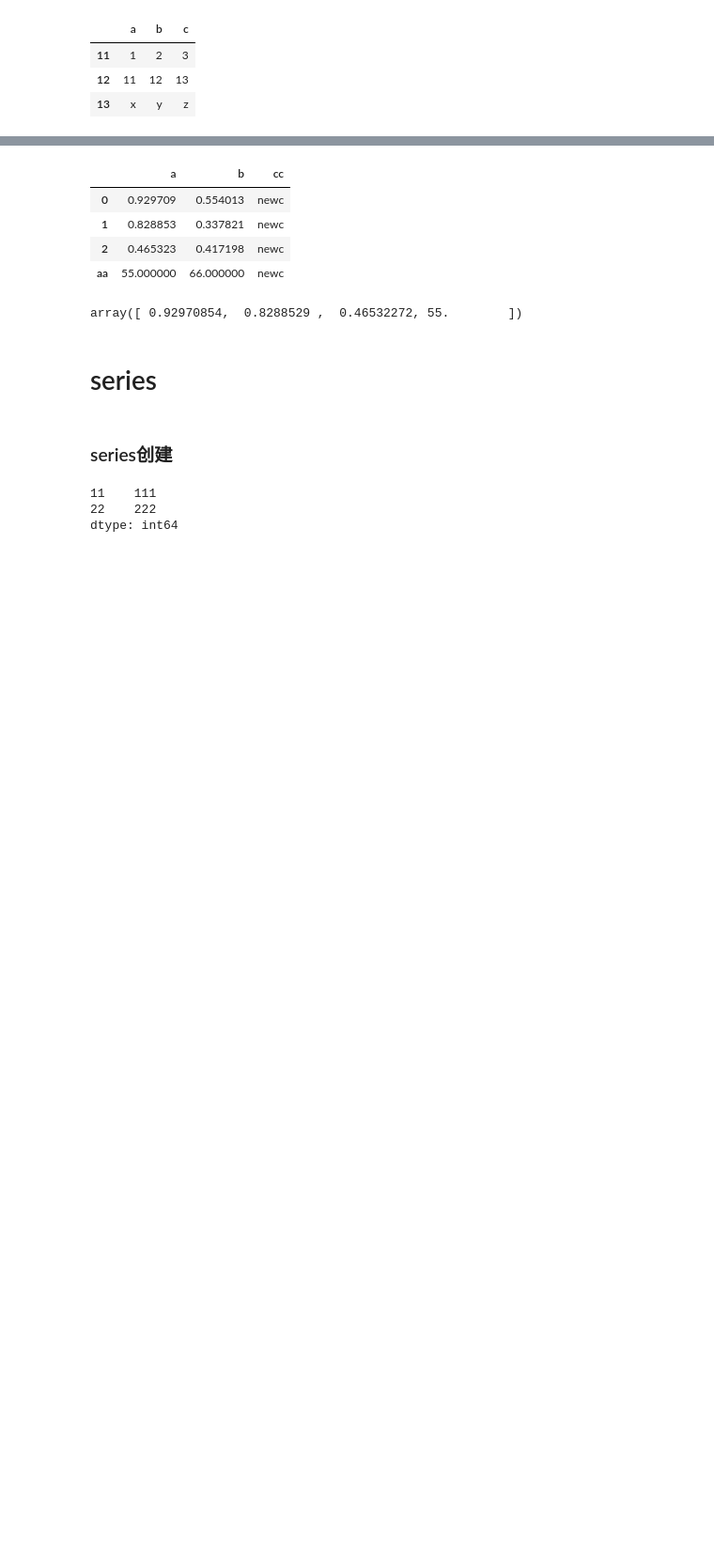
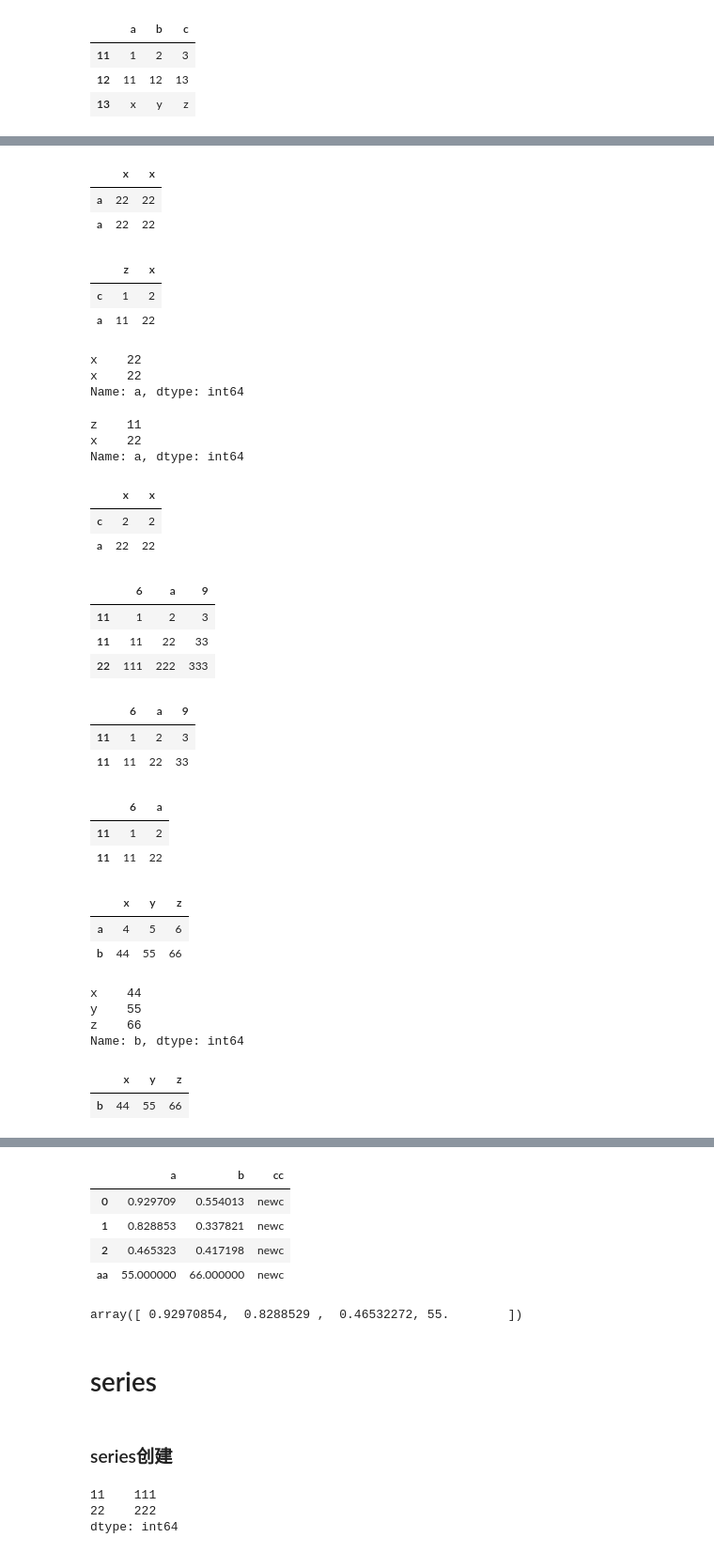
Before and after one commit to liuyuediyu666/ipynb, a Jupyter notebook: pandas.ipynb, the cells around one changed output, grey strips where cells are left out. Shown: that part at 94% size. Drawn from its saved outputs; the diff is of its cells as text; code cells hidden in the pictures; blank space fills up the shorter version.

```diff
--- a/pandas.ipynb
+++ b/pandas.ipynb
@@ -104,0 +355,72 @@ list(df1.iteritems())  # 按列迭代为(列名, Series)对。
+# %%
+dfloc.loc[['a','a'],['x','x']]
+# %% [output]
+|  | x | x |
+| a | 22 | 22 |
+| a | 22 | 22 |
+# %%
+dfloc.loc[:'a',:'x']
+# %% [output]
+|  | z | x |
+| c | 1 | 2 |
+| a | 11 | 22 |
+# %%
+dfloc.loc['a',['x','x']]
+# %% [output]
+x    22
+x    22
+Name: a, dtype: int64
+# %%
+dfloc.loc['a',:'x']
+# %% [output]
+z    11
+x    22
+Name: a, dtype: int64
+# %%
+dfloc.loc[:'a',['x','x']]
+# %% [output]
+|  | x | x |
+| c | 2 | 2 |
+| a | 22 | 22 |
+# %%
+"""关于使用loc索引数值时的两个坑"""
+"""即使str(9)作为索引，dataframe也会按照number来处理，与9无区别"""
+dfloc_ = pd.DataFrame([[1,2,3],[11,22,33],[111,222,333]], columns=[6, 'a', str(9)], index=[11, 11, 22]); dfloc_  # mixed index of number and string
+# %% [output]
+|  | 6 | a | 9 |
+| 11 | 1 | 2 | 3 |
+| 11 | 11 | 22 | 33 |
+| 22 | 111 | 222 | 333 |
+# %%
+"""坑1：当行列索引为纯number组成时，并且按位置排序时索引的number不减少（递增或不减）时，则帽号前后的数字可不在现有索引中，dataframe会按数值来比较大小进行切片。
+如果纯number组成的索引出现递减的情况，帽号前后使用索引之外的数字会报错KeyError"""
+dfloc_.loc[1:12]
+# %% [output]
+|  | 6 | a | 9 |
+| 11 | 1 | 2 | 3 |
+| 11 | 11 | 22 | 33 |
+# %%
+"""坑2：当两种条件同时满足会报错：数字和字母混合索引，帽号前后是数字。比如df2.loc[:,:9], 会报错TypeError"""
+dfloc_.loc[:11,:'a']
+# %% [output]
+|  | 6 | a |
+| 11 | 1 | 2 |
+| 11 | 11 | 22 |
+# %%
+dfiloc = pd.DataFrame([[4,5,6],[44,55,66]], columns=list('xyz'), index=list('ab')); dfiloc
+# %% [output]
+|  | x | y | z |
+| a | 4 | 5 | 6 |
+| b | 44 | 55 | 66 |
+# %%
+dfiloc.iloc[1]
+# %% [output]
+x    44
+y    55
+z    66
+Name: b, dtype: int64
+# %%
+dfiloc.iloc[[1]]
+# %% [output]
+|  | x | y | z |
+| b | 44 | 55 | 66 |
```
Also changed, not shown: parts of 99 cells of this notebook.
